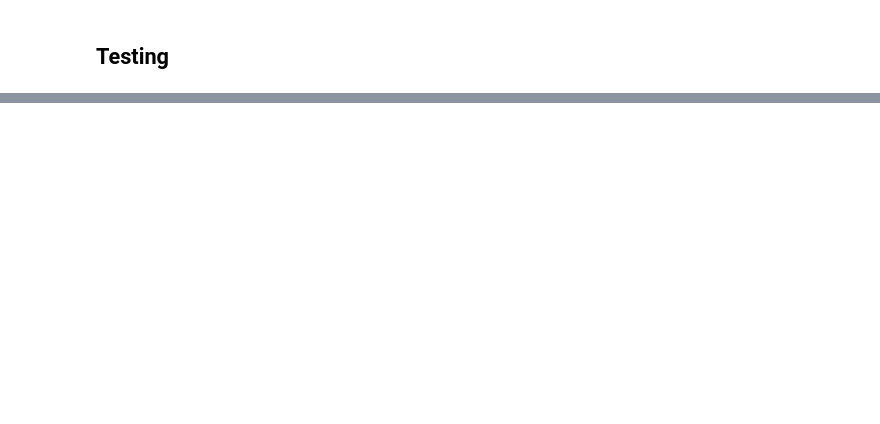
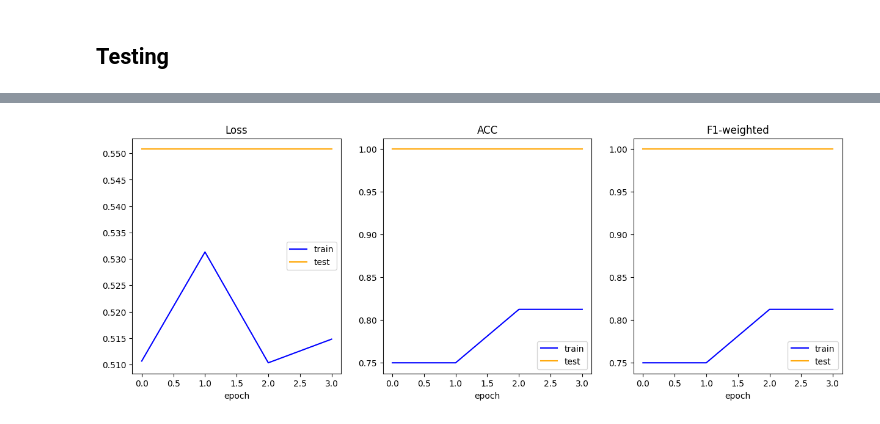
Before and after one commit to Ovoland/Deep_Learning_grp21, a Jupyter notebook: main.ipynb, the cells around one changed output, grey strips where cells are left out. Saved outputs shown, nothing was run; the diff lists cells and outputs as text; code cells hidden in the pictures; blank space fills up the shorter version.

Commit message:
Changed training to plot curves

```diff
--- a/main.ipynb
+++ b/main.ipynb
@@ -341,0 +353,22 @@ F1 Score: 0.6428571428571428
+# %%
+def train_cycle(model, optimizer, criterion, metrics, train_loader, test_loader, n_epochs, device):
+    train_loss_log,  test_loss_log = [], []
+    metrics_names = list(metrics.keys())
+    train_metrics_log = [[] for i in range(len(metrics))]
+    test_metrics_log = [[] for i in range(len(metrics))]
+
+
+    for epoch in range(n_epochs):
+        print("Epoch {0} of {1}".format(epoch, n_epochs))
+        train_loss, train_metrics = train_epoch(model, optimizer, criterion, metrics, train_loader, device)
+
+        test_loss, test_metrics = evaluate(model, criterion, metrics, test_loader, device)
+
+        train_loss_log.append(train_loss)
+        train_metrics_log = update_metrics_log(metrics_names, train_metrics_log, train_metrics)
+
+        test_loss_log.append(test_loss)
+        test_metrics_log = update_metrics_log(metrics_names, test_metrics_log, test_metrics)
+
+        plot_training(train_loss_log, test_loss_log, metrics_names, train_metrics_log, test_metrics_log)
+    return train_metrics_log, test_metrics_log
@@ -341,0 +417,20 @@ F1 Score: 0.6428571428571428
+# %%
+def f1(preds, target):
+    return f1_score(target, preds, average='macro')
+
+def acc(preds, target):
+    return accuracy_score(target, preds)
+# %%
+metrics = {'ACC': acc, 'F1-weighted': f1}
+
+model.to(device)
+criterion.to(device)
+
+train_metrics_log, test_metrics_log = train_cycle(model, optimizer, criterion, metrics, train_dataloader, test_dataloader, n_epochs=EPOCHS, device=device)
+
+# save model weights
+results_models_weights_dir = 'models_weights/'
+if not os.path.exists(results_models_weights_dir):
+    os.mkdir(results_models_weights_dir)
+torch.save(model.state_dict(), results_models_weights_dir + 'base_model.pth')
+# %% [output]
@@ -341,0 +439 @@ F1 Score: 0.6428571428571428
+[figure, added]
```
Also changed, not shown: parts of 12 cells of this notebook.
